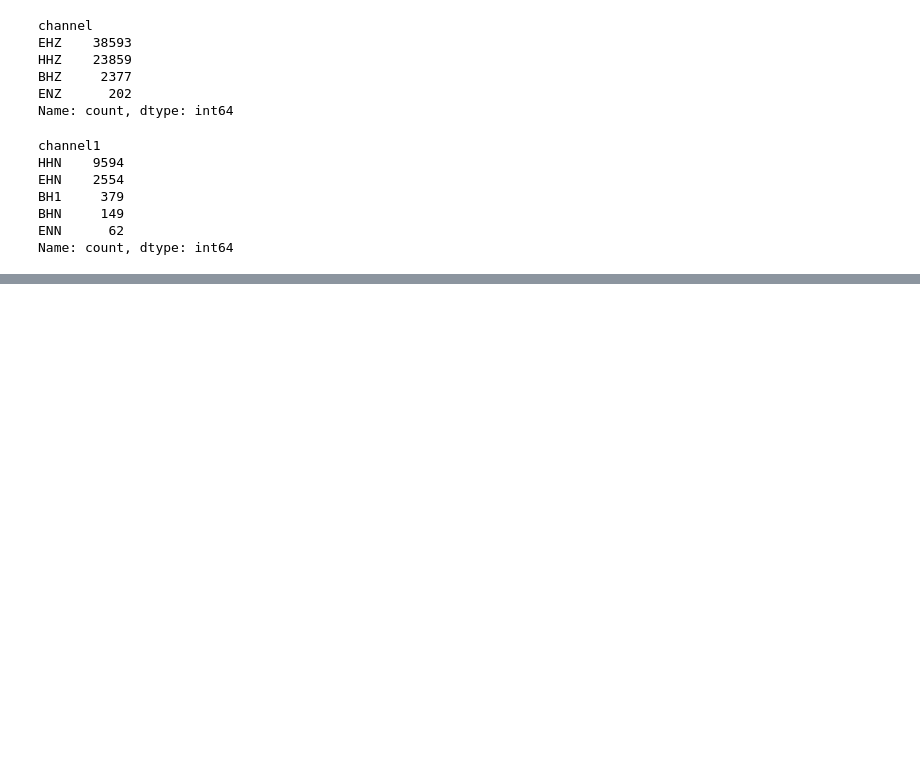
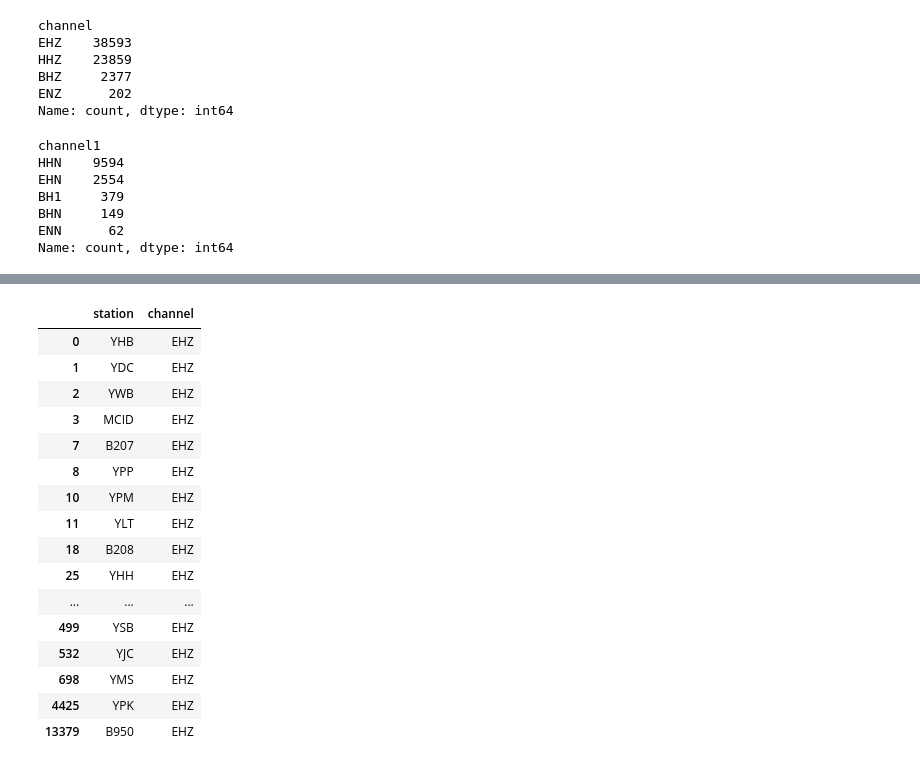
Before and after one commit to armstrong06/featmag, a Jupyter notebook: dataprocessing_notebooks/dataSplitsInfo.ipynb, the cells around one changed output, grey strips where cells are left out. Cells and saved outputs as stored; diff of their text form; code cells hidden in the pictures; blank space fills up the shorter version.

Commit message:
minor changes for channel info

```diff
--- a/dataprocessing_notebooks/dataSplitsInfo.ipynb
+++ b/dataprocessing_notebooks/dataSplitsInfo.ipynb
@@ -300,0 +318,20 @@ Name: count, dtype: int64
+# %%
+p_sensors[p_sensors.channel == 'EHZ']
+# %% [output]
+|  | station | channel |
+| 0 | YHB | EHZ |
+| 1 | YDC | EHZ |
+| 2 | YWB | EHZ |
+| 3 | MCID | EHZ |
+| 7 | B207 | EHZ |
+| 8 | YPP | EHZ |
+| 10 | YPM | EHZ |
+| 11 | YLT | EHZ |
+| 18 | B208 | EHZ |
+| 25 | YHH | EHZ |
+| ... | ... | ... |
+| 499 | YSB | EHZ |
+| 532 | YJC | EHZ |
+| 698 | YMS | EHZ |
+| 4425 | YPK | EHZ |
+| 13379 | B950 | EHZ |
```
Also changed, not shown: parts of 2 cells of this notebook.
